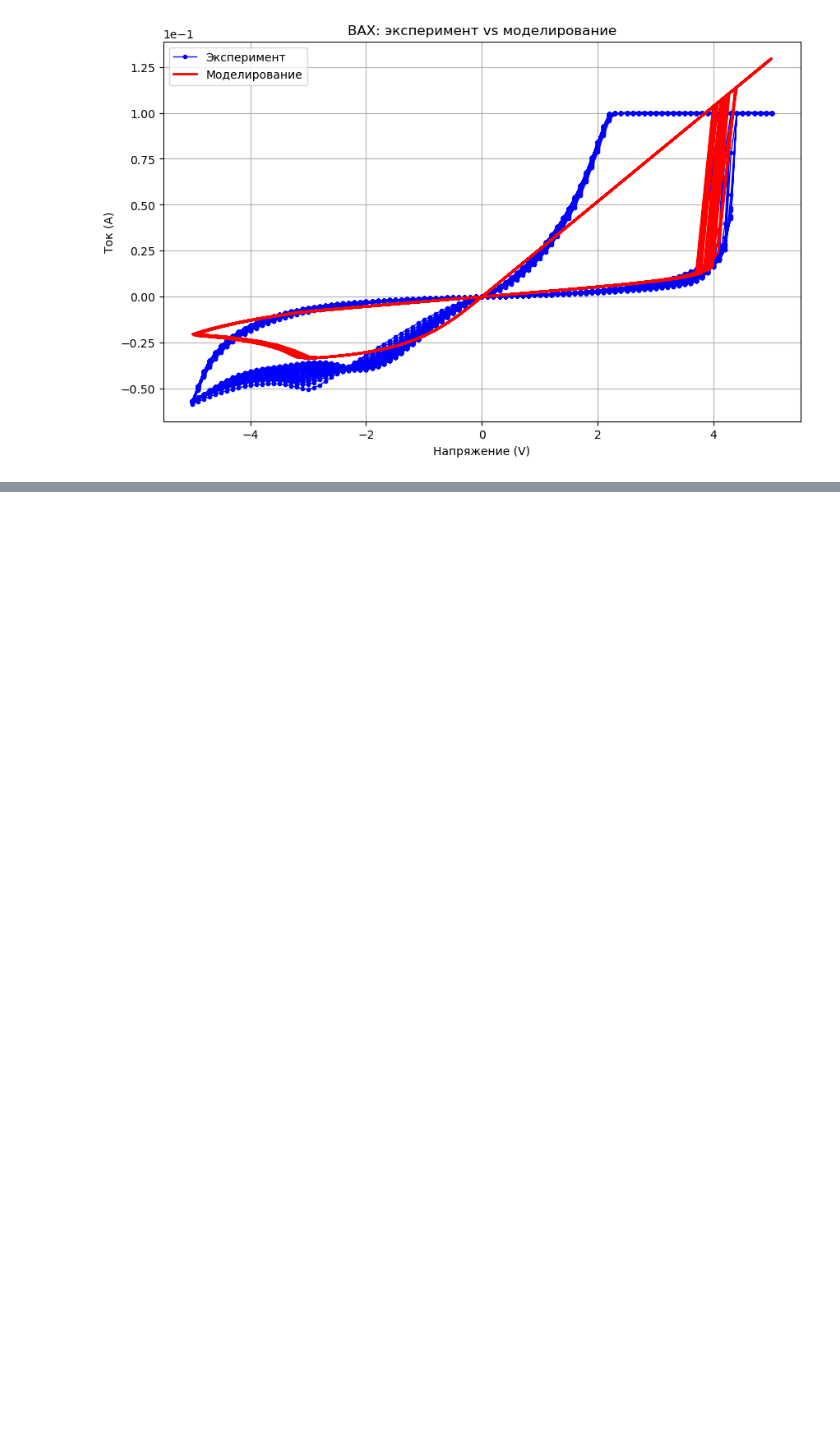
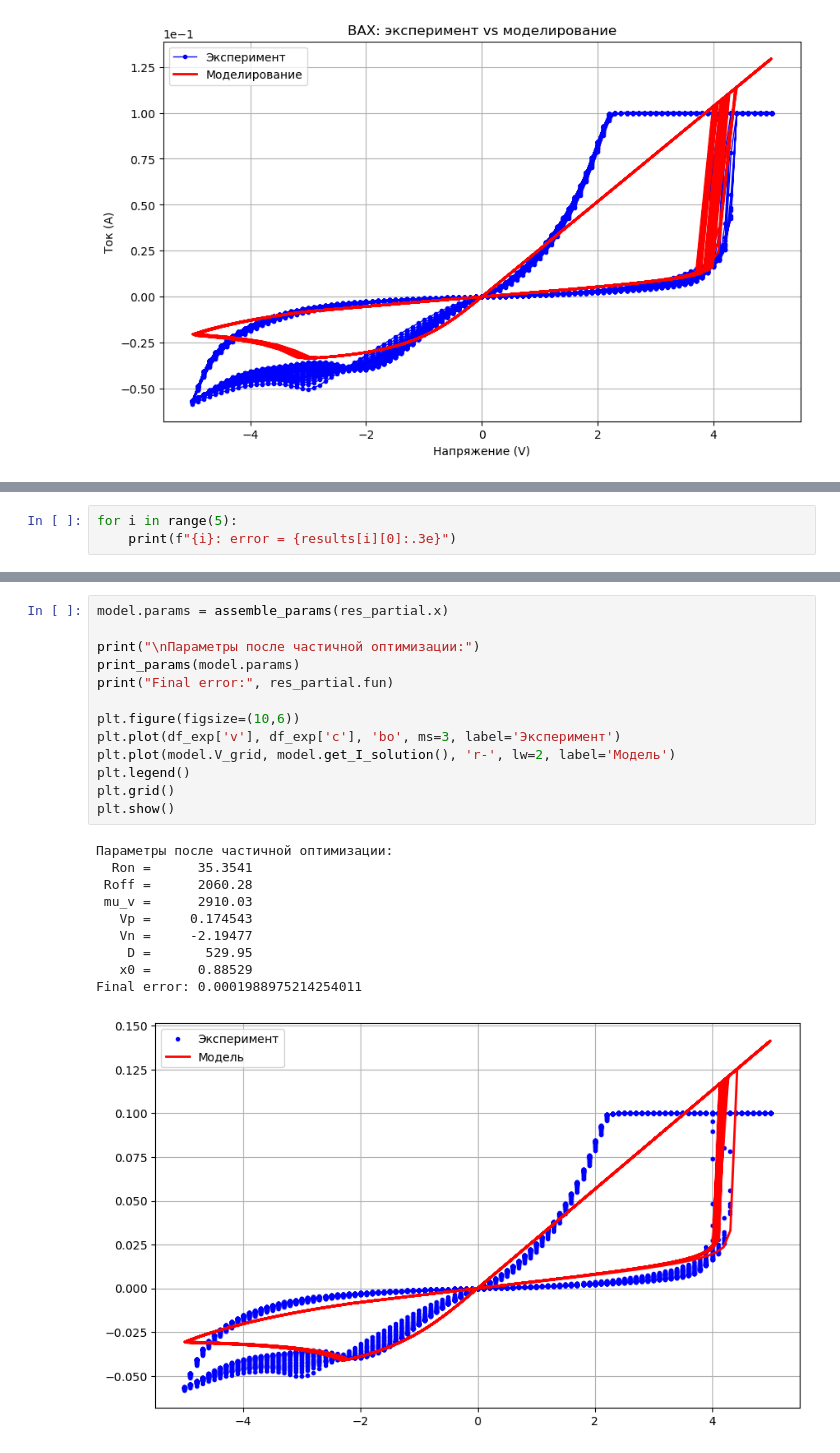
Before and after one commit to kazantseva2/neuromorphic-networks-2025, a Jupyter notebook: lab1/lab1.ipynb, the cells around one changed output, grey strips where cells are left out. Cells and saved outputs as stored; diff of their text form; blank space fills up the shorter version.

```diff
--- a/lab1/lab1.ipynb
+++ b/lab1/lab1.ipynb
@@ -25,0 +304,3 @@ plt.show()
+# %%
+for i in range(5):
+    print(f"{i}: error = {results[i][0]:.3e}")
@@ -25,0 +394,24 @@ plt.show()
+# %%
+model.params = assemble_params(res_partial.x)
+
+print("\nПараметры после частичной оптимизации:")
+print_params(model.params)
+print("Final error:", res_partial.fun)
+
+plt.figure(figsize=(10,6))
+plt.plot(df_exp['v'], df_exp['c'], 'bo', ms=3, label='Эксперимент')
+plt.plot(model.V_grid, model.get_I_solution(), 'r-', lw=2, label='Модель')
+plt.legend()
+plt.grid()
+plt.show()
+# %% [output]
+Параметры после частичной оптимизации:
+  Ron =      35.3541
+ Roff =      2060.28
+ mu_v =      2910.03
+   Vp =     0.174543
+   Vn =     -2.19477
+    D =       529.95
+   x0 =      0.88529
+Final error: 0.0001988975214254011
+[figure, added]
```
Also changed, not shown: parts of 20 cells of this notebook, 1 other file.
